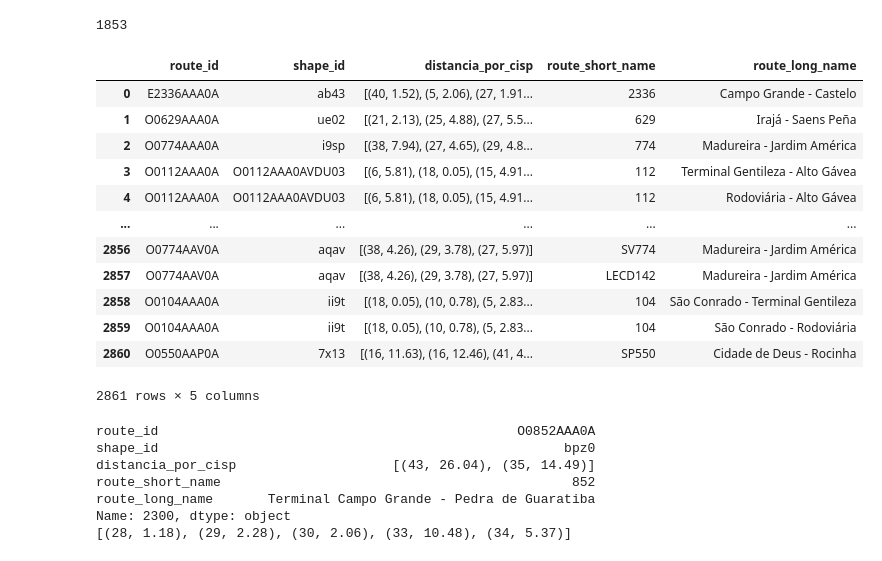
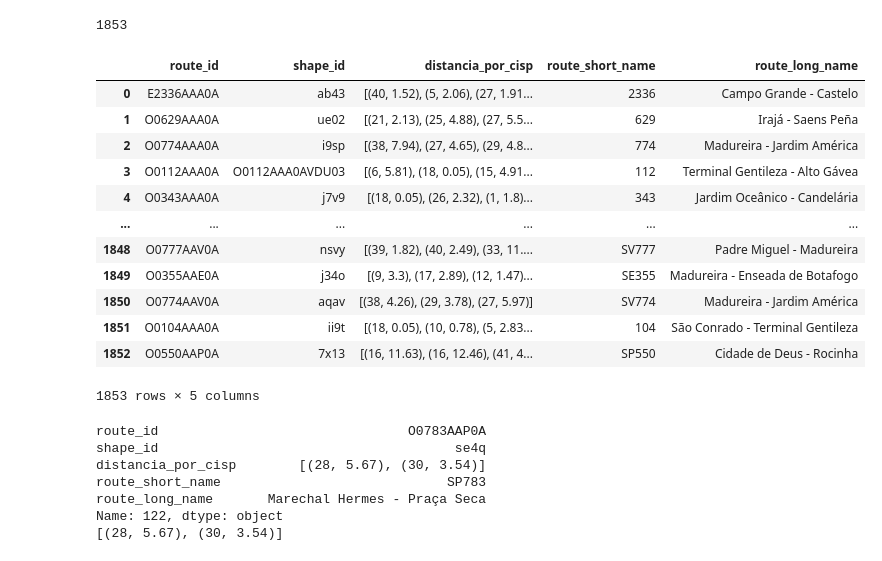
Before and after one commit to UFRJ-Analytica/PS-2026.1, a Jupyter notebook: notebooks/georeferenciamento.ipynb, the cells around one changed output. Saved outputs shown, nothing was run; the diff lists cells and outputs as text; code cells hidden in the pictures.

```diff
--- a/notebooks/georeferenciamento.ipynb
+++ b/notebooks/georeferenciamento.ipynb
@@ -115,31 +114,32 @@ len(mid)
 1853
 # %%
 linhas_df = pd.read_csv("../datasets/routes.csv")
-linhas_df = linhas_df[["route_id","route_short_name","route_long_name"]].drop_duplicates()
+linhas_df = linhas_df[["route_id","route_short_name","route_long_name"]].drop_duplicates(subset="route_id")
 df_cool = pd.merge(mid,linhas_df,on="route_id")
 df_cool
 # %% [output]
 |  | route_id | shape_id | distancia_por_cisp | route_short_name | route_long_name |
 | 0 | E2336AAA0A | ab43 | [(40, 1.52), (5, 2.06), (27, 1.91... | 2336 | Campo Grande - Castelo |
 | 1 | O0629AAA0A | ue02 | [(21, 2.13), (25, 4.88), (27, 5.5... | 629 | Irajá - Saens Peña |
 | 2 | O0774AAA0A | i9sp | [(38, 7.94), (27, 4.65), (29, 4.8... | 774 | Madureira - Jardim América |
 | 3 | O0112AAA0A | O0112AAA0AVDU03 | [(6, 5.81), (18, 0.05), (15, 4.91... | 112 | Terminal Gentileza - Alto Gávea |
-| 4 | O0112AAA0A | O0112AAA0AVDU03 | [(6, 5.81), (18, 0.05), (15, 4.91... | 112 | Rodoviária - Alto Gávea |
+| 4 | O0343AAA0A | j7v9 | [(18, 0.05), (26, 2.32), (1, 1.8)... | 343 | Jardim Oceânico - Candelária |
 | ... | ... | ... | ... | ... | ... |
-| 2856 | O0774AAV0A | aqav | [(38, 4.26), (29, 3.78), (27, 5.97)] | SV774 | Madureira - Jardim América |
-| 2857 | O0774AAV0A | aqav | [(38, 4.26), (29, 3.78), (27, 5.97)] | LECD142 | Madureira - Jardim América |
-| 2858 | O0104AAA0A | ii9t | [(18, 0.05), (10, 0.78), (5, 2.83... | 104 | São Conrado - Terminal Gentileza |
-| 2859 | O0104AAA0A | ii9t | [(18, 0.05), (10, 0.78), (5, 2.83... | 104 | São Conrado - Rodoviária |
-| 2860 | O0550AAP0A | 7x13 | [(16, 11.63), (16, 12.46), (41, 4... | SP550 | Cidade de Deus - Rocinha |
+| 1848 | O0777AAV0A | nsvy | [(39, 1.82), (40, 2.49), (33, 11.... | SV777 | Padre Miguel - Madureira |
+| 1849 | O0355AAE0A | j34o | [(9, 3.3), (17, 2.89), (12, 1.47)... | SE355 | Madureira - Enseada de Botafogo |
+| 1850 | O0774AAV0A | aqav | [(38, 4.26), (29, 3.78), (27, 5.97)] | SV774 | Madureira - Jardim América |
+| 1851 | O0104AAA0A | ii9t | [(18, 0.05), (10, 0.78), (5, 2.83... | 104 | São Conrado - Terminal Gentileza |
+| 1852 | O0550AAP0A | 7x13 | [(16, 11.63), (16, 12.46), (41, 4... | SP550 | Cidade de Deus - Rocinha |
-2861 rows × 5 columns
+1853 rows × 5 columns
 # %%
-print(df_cool.loc[2300])
-print(sorted(df_cool.loc[10]["distancia_por_cisp"]))
+n = 122
+print(df_cool.loc[n])
+print(sorted(df_cool.loc[n]["distancia_por_cisp"]))
 # %% [output]
-route_id                                              O0852AAA0A
-shape_id                                                    bpz0
-distancia_por_cisp                    [(43, 26.04), (35, 14.49)]
-route_short_name                                             852
-route_long_name       Terminal Campo Grande - Pedra de Guaratiba
-Name: 2300, dtype: object
-[(28, 1.18), (29, 2.28), (30, 2.06), (33, 10.48), (34, 5.37)]
+route_id                                O0783AAP0A
+shape_id                                      se4q
+distancia_por_cisp        [(28, 5.67), (30, 3.54)]
+route_short_name                             SP783
+route_long_name       Marechal Hermes - Praça Seca
+Name: 122, dtype: object
+[(28, 5.67), (30, 3.54)]
```
Also changed, not shown: parts of 3 cells of this notebook.
